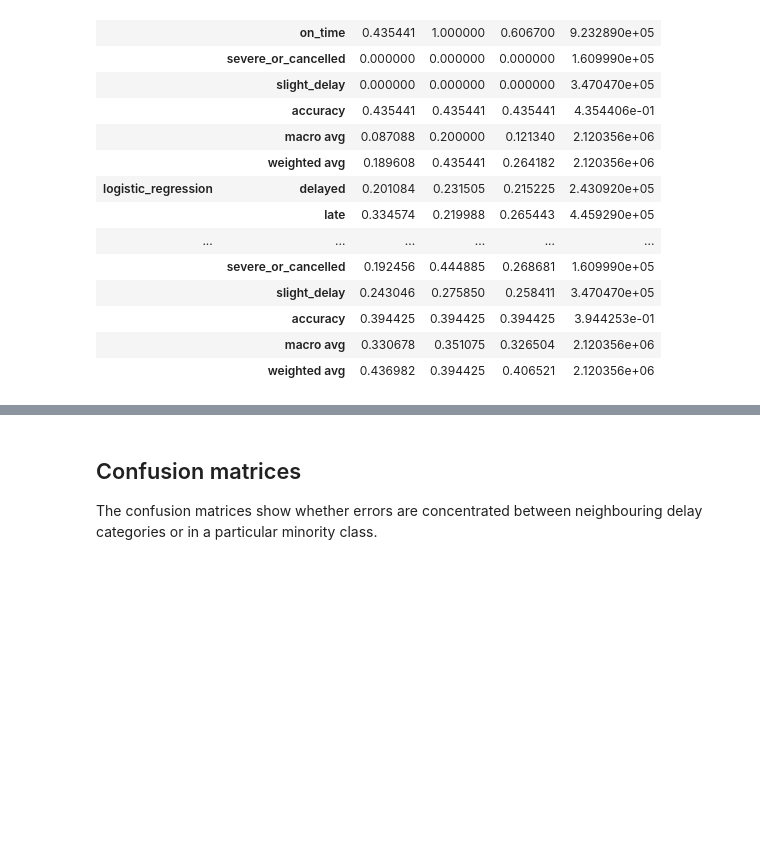
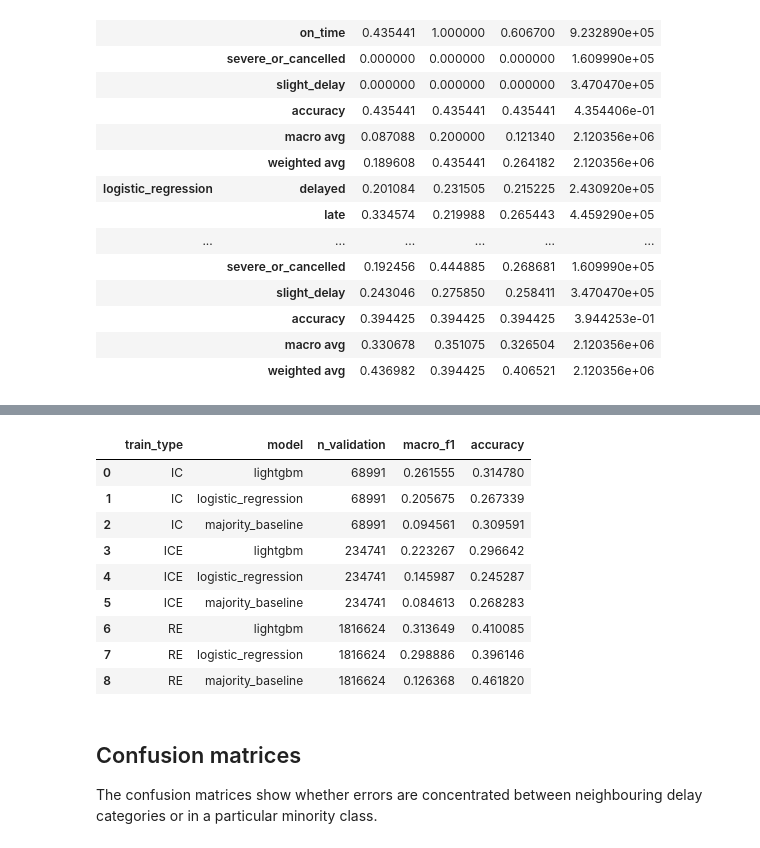
Before and after one commit to BaTa4Ka/machine_learning, a Jupyter notebook: notebooks/model_comparison.ipynb, the cells around one changed output, grey strips where cells are left out. Saved outputs shown, nothing was run; the diff lists cells and outputs as text; code cells hidden in the pictures; blank space fills up the shorter version.

Commit message:
macro f1 and accuracy per train type

```diff
--- a/notebooks/model_comparison.ipynb
+++ b/notebooks/model_comparison.ipynb
@@ -157,3 +167,36 @@ all_per_class_reports
+# %%
+validation_train_types = processed_data["validation"]["train_type"].to_numpy()
+train_type_results = []
+for train_type in ["IC", "ICE", "RE"]:
+    row_mask = validation_train_types == train_type
+    y_true = linear_data.y_validation.to_numpy()[row_mask]
+    for name, predicted in predictions.items():
+        y_pred = np.asarray(predicted)[row_mask]
+        train_type_results.append({
+            "train_type": train_type,
+            "model": name,
+            "n_validation": len(y_true),
+            "macro_f1": f1_score(y_true, y_pred, average="macro", zero_division=0),
+            "accuracy": accuracy_score(y_true, y_pred),
+        })
+
+train_type_comparison = (
+    pd.DataFrame(train_type_results)
+    .sort_values(["train_type", "macro_f1", "accuracy"], ascending=[True, False, False])
+    .reset_index(drop=True)
+)
+train_type_comparison
+# %% [output]
+|  | train_type | model | n_validation | macro_f1 | accuracy |
+| 0 | IC | lightgbm | 68991 | 0.261555 | 0.314780 |
+| 1 | IC | logistic_regression | 68991 | 0.205675 | 0.267339 |
+| 2 | IC | majority_baseline | 68991 | 0.094561 | 0.309591 |
+| 3 | ICE | lightgbm | 234741 | 0.223267 | 0.296642 |
+| 4 | ICE | logistic_regression | 234741 | 0.145987 | 0.245287 |
+| 5 | ICE | majority_baseline | 234741 | 0.084613 | 0.268283 |
+| 6 | RE | lightgbm | 1816624 | 0.313649 | 0.410085 |
+| 7 | RE | logistic_regression | 1816624 | 0.298886 | 0.396146 |
+| 8 | RE | majority_baseline | 1816624 | 0.126368 | 0.461820 |
 # %% [markdown]
 ## Confusion matrices
 
```
Also changed, not shown: parts of 3 cells of this notebook.
